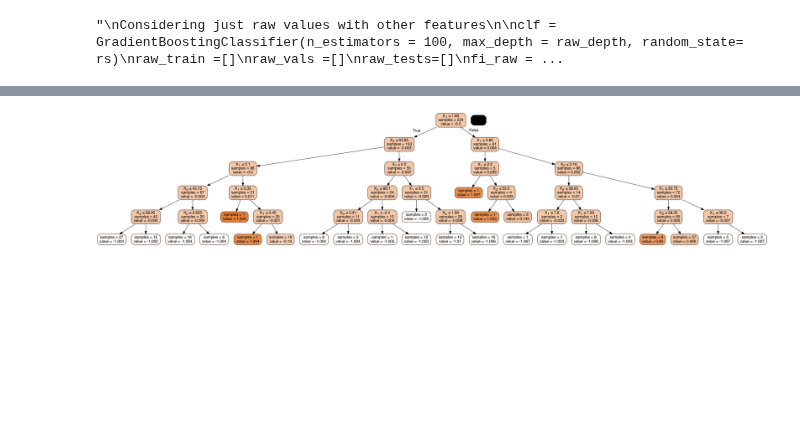
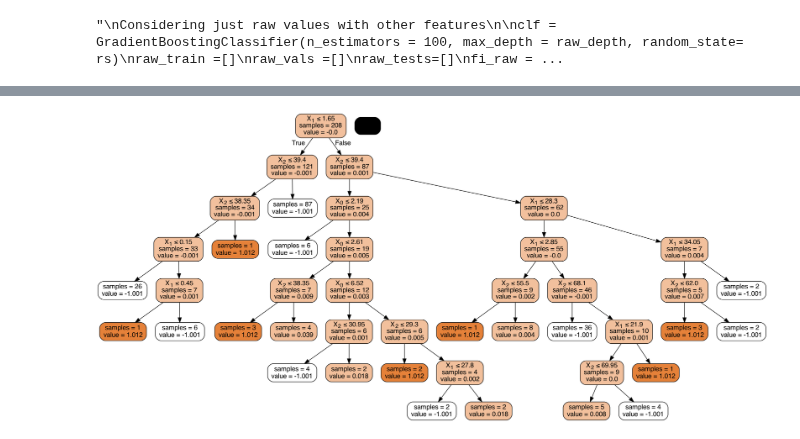
Before and after one commit to izguenther6/orie4741-final, a Jupyter notebook: scripts/trees.ipynb, the cells around one changed output, grey strips where cells are left out. Drawn from its saved outputs; the diff is of its cells as text; code cells hidden in the pictures; blank space fills up the shorter version.

```diff
--- a/scripts/trees.ipynb
+++ b/scripts/trees.ipynb
@@ -109,0 +164,39 @@ dfr = pd.DataFrame(index=['All', 'GUS Alone', 'TGUS Alone', 'US Focus'], columns
+# %%
+'''
+df_b
+
+'''
+clf = GradientBoostingClassifier(n_estimators = 100, max_depth = b_depth, random_state= rs)
+b_train =[]
+b_vals =[]
+b_tests=[]
+fi_b = np.zeros((len(df_b.columns) - 1))
+for i in range(50):
+    model, train_acc, val_acc, test_acc = f.kfold_crossval(df_b, clf, 'bagging')
+    b_train = np.append(train_acc, b_train)
+    b_vals = np.append(val_acc, b_vals)
+    b_tests = np.append(test_acc, b_tests)
+    fi_b += model.feature_importances_
+
+    # keep best model
+    if test_acc >= np.max(b_tests):
+        b_model = model
+        b_train_best = train_acc
+        b_val_best = val_acc
+        b_test_best = test_acc
+
+# keep feature importances
+fi_b /= 50
+
+# get average accuracies
+b_train_avg = round(np.mean(b_train),1)
+b_vals_avg = round(np.mean(b_vals),1)
+b_tests_avg = round(np.mean(b_tests),1)
+
+print(f'{b_name} - Results:')
+print(f'Best Scenario Training Accuracy: {b_train_best}%')
+print(f'Average Training Accuracy: {b_train_avg}%')
+print(f'Best Scenario Validation Accuracy: {b_val_best}%')
+print(f'Average Validation Accuracy: {b_vals_avg}%')
+print(f'Best Scenario Test Accuracy: {b_test_best}%')
+print(f'Average Test Accuracy: {b_tests_avg}%')
@@ -475,21 +458,21 @@ for i in cols:
         comp_test.loc[i,j] = [round(p_test,100)]
 # %%
 # Get the tree number 42
-sub_tree_42 = tgus_model.estimators_[42, 0]
+sub_tree_42 = c_model.estimators_[42, 0]
 
 # Visualization
 # Install graphviz: https://www.graphviz.org/download/
 from pydotplus import graph_from_dot_data
 from IPython.display import Image
 from sklearn.tree import export_graphviz
 dot_data = export_graphviz(
     sub_tree_42,
     out_file=None, filled=True, rounded=True,
     special_characters=True,
     proportion=False, impurity=False, # enable them if you want
 )
 graph = graph_from_dot_data(dot_data)
 png = graph.create_png()
 Image(png)
 # %% [output]
-[figure, old version]
+[figure, new version]
```
Also changed, not shown: parts of 17 cells of this notebook.
